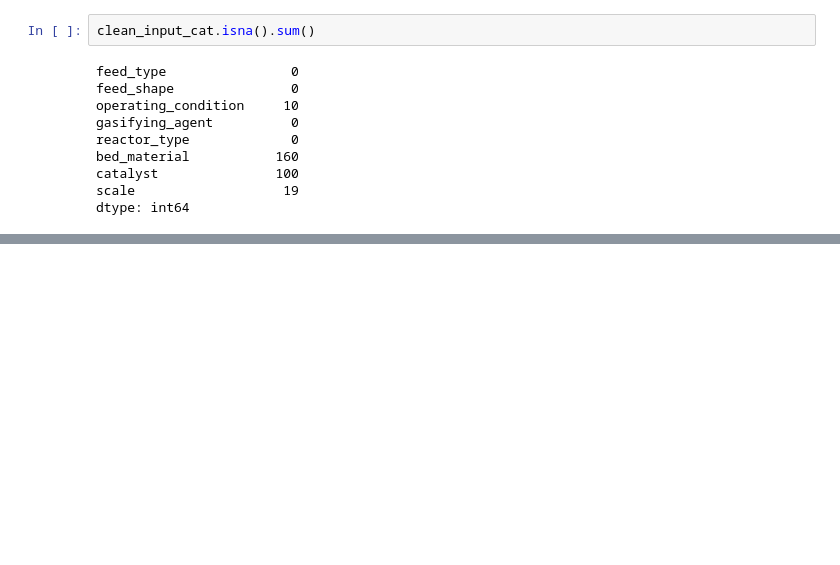
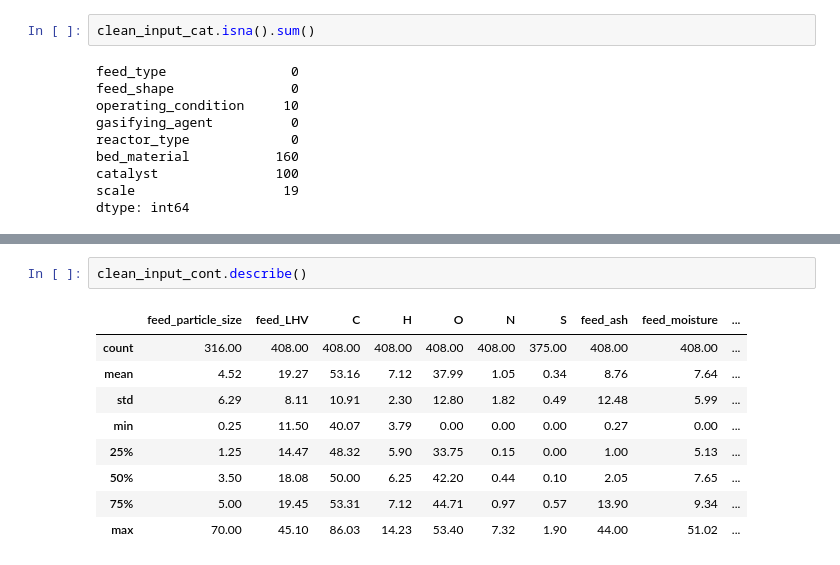
Before and after one commit to kittyoomm/Biomass-Gasification, a Jupyter notebook: Data_preprocessing.ipynb, the cells around one changed output, grey strips where cells are left out. Saved outputs shown, nothing was run; the diff lists cells and outputs as text; blank space fills up the shorter version.

```diff
--- a/Data_preprocessing.ipynb
+++ b/Data_preprocessing.ipynb
@@ -229,0 +273,12 @@ dtype: int64
+# %%
+clean_input_cont.describe()
+# %% [output]
+|  | feed_particle_size | feed_LHV | C | H | O | N | S | feed_ash | feed_moisture | ... |
+| count | 316.00 | 408.00 | 408.00 | 408.00 | 408.00 | 408.00 | 375.00 | 408.00 | 408.00 | ... |
+| mean | 4.52 | 19.27 | 53.16 | 7.12 | 37.99 | 1.05 | 0.34 | 8.76 | 7.64 | ... |
+| std | 6.29 | 8.11 | 10.91 | 2.30 | 12.80 | 1.82 | 0.49 | 12.48 | 5.99 | ... |
+| min | 0.25 | 11.50 | 40.07 | 3.79 | 0.00 | 0.00 | 0.00 | 0.27 | 0.00 | ... |
+| 25% | 1.25 | 14.47 | 48.32 | 5.90 | 33.75 | 0.15 | 0.00 | 1.00 | 5.13 | ... |
+| 50% | 3.50 | 18.08 | 50.00 | 6.25 | 42.20 | 0.44 | 0.10 | 2.05 | 7.65 | ... |
+| 75% | 5.00 | 19.45 | 53.31 | 7.12 | 44.71 | 0.97 | 0.57 | 13.90 | 9.34 | ... |
+| max | 70.00 | 45.10 | 86.03 | 14.23 | 53.40 | 7.32 | 1.90 | 44.00 | 51.02 | ... |
```
Also changed, not shown: parts of 20 cells of this notebook, 1 other file.
